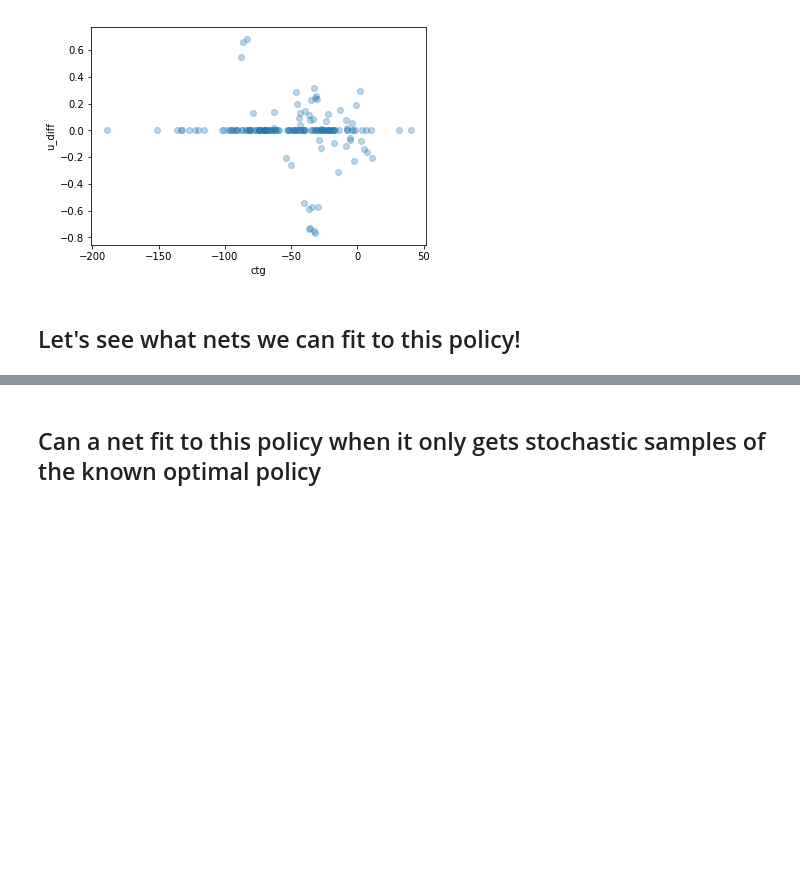
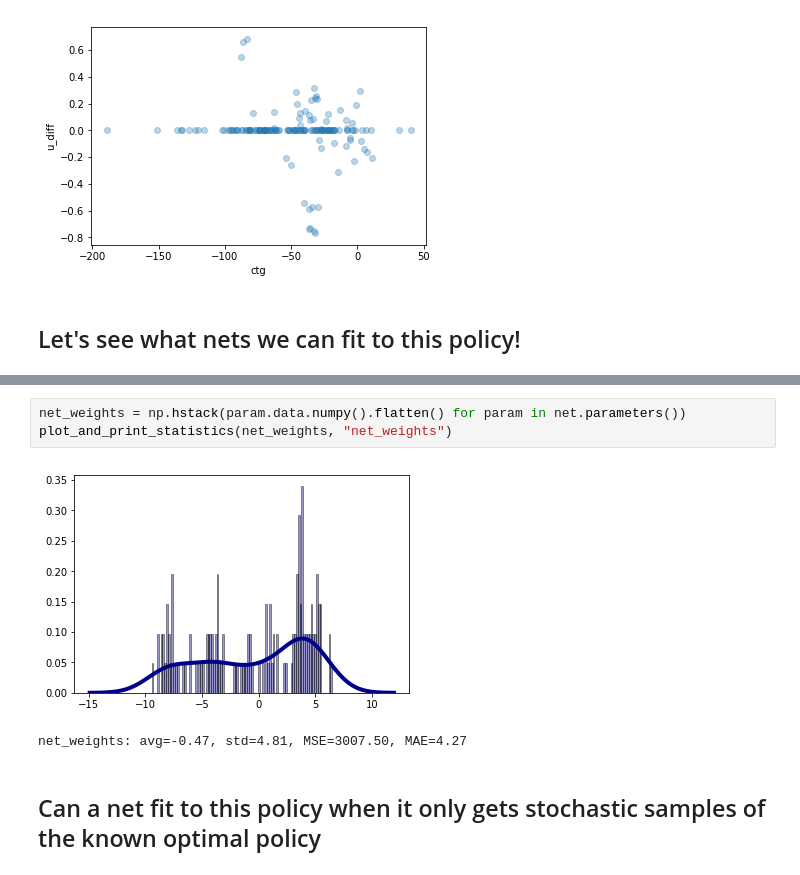
Before and after one commit to robert-verkuil/drake-pytorch, a Jupyter notebook: python/playgrounds/VI/Value Iteration - Double Integrator.ipynb, the cells around one changed output, grey strips where cells are left out. Drawn from its saved outputs; the diff is of its cells as text; blank space fills up the shorter version.

```diff
--- a/python/playgrounds/VI/Value Iteration - Double Integrator.ipynb
+++ b/python/playgrounds/VI/Value Iteration - Double Integrator.ipynb
@@ -588,3 +649,9 @@ Finished Training
+# %%
+net_weights = np.hstack(param.data.numpy().flatten() for param in net.parameters())
+plot_and_print_statistics(net_weights, "net_weights")
+# %% [output]
+[figure, added]
+net_weights: avg=-0.47, std=4.81, MSE=3007.50, MAE=4.27
 # %% [markdown]
 ## Can a net fit to this policy when it only gets stochastic samples of the known optimal policy
 # %%
```
Also changed, not shown: parts of 2 cells of this notebook, 1 other file.
